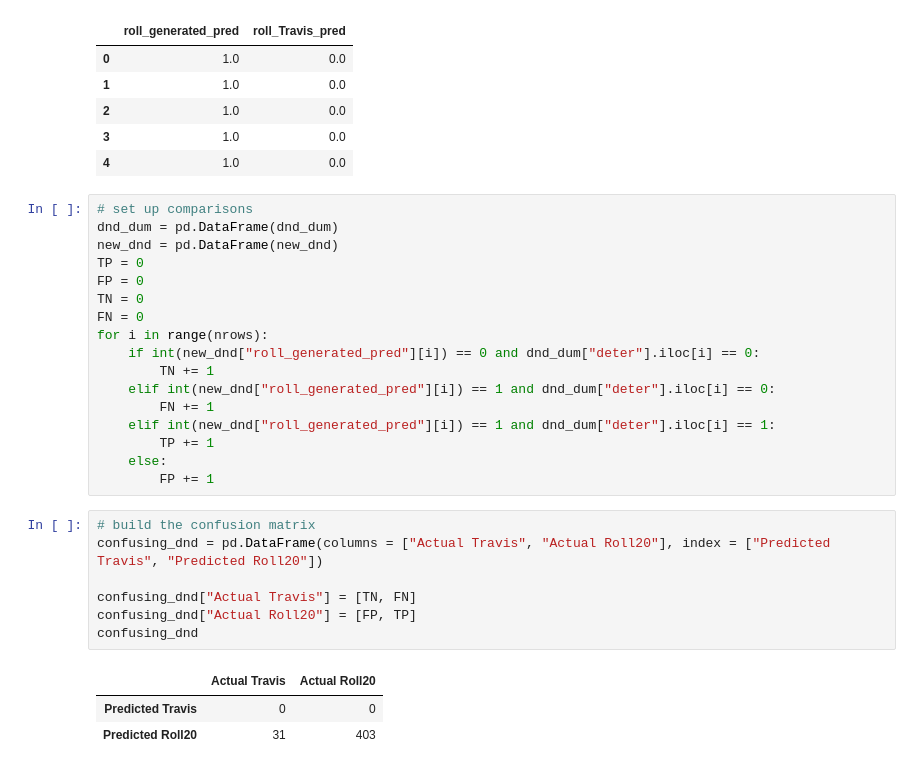
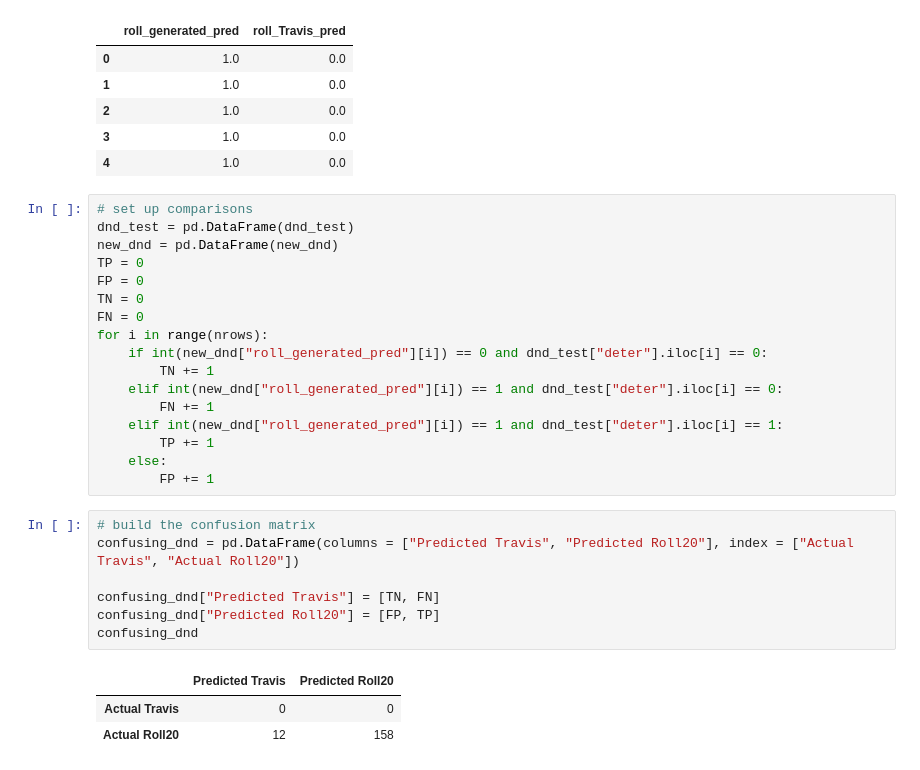
Before and after one commit to kipmccharen/Bayesian-Adventure-Zone, a Jupyter notebook: Naive_DnD.ipynb, the cells around one changed output. Drawn from its saved outputs; the diff is of its cells as text.

Commit message:
Add files via upload
Fixed confusion matrix, ran Naive Bayes on the Travis data as a standalone.

It classified them all correctly after missing *all* of them in the test set.

```diff
--- a/Naive_DnD.ipynb
+++ b/Naive_DnD.ipynb
@@ -215,29 +211,29 @@ new_dnd.head()
 | 4 | 1.0 | 0.0 |
 # %%
 # set up comparisons
-dnd_dum = pd.DataFrame(dnd_dum)
+dnd_test = pd.DataFrame(dnd_test)
 new_dnd = pd.DataFrame(new_dnd)
 TP = 0
 FP = 0
 TN = 0
 FN = 0
 for i in range(nrows):
-    if int(new_dnd["roll_generated_pred"][i]) == 0 and dnd_dum["deter"].iloc[i] == 0:
+    if int(new_dnd["roll_generated_pred"][i]) == 0 and dnd_test["deter"].iloc[i] == 0:
         TN += 1
-    elif int(new_dnd["roll_generated_pred"][i]) == 1 and dnd_dum["deter"].iloc[i] == 0:
+    elif int(new_dnd["roll_generated_pred"][i]) == 1 and dnd_test["deter"].iloc[i] == 0:
         FN += 1
-    elif int(new_dnd["roll_generated_pred"][i]) == 1 and dnd_dum["deter"].iloc[i] == 1:
+    elif int(new_dnd["roll_generated_pred"][i]) == 1 and dnd_test["deter"].iloc[i] == 1:
         TP += 1
     else:
         FP += 1
 # %%
 # build the confusion matrix
-confusing_dnd = pd.DataFrame(columns = ["Actual Travis", "Actual Roll20"], index = ["Predicted Travis", "Predicted Roll20"])
+confusing_dnd = pd.DataFrame(columns = ["Predicted Travis", "Predicted Roll20"], index = ["Actual Travis", "Actual Roll20"])
 
-confusing_dnd["Actual Travis"] = [TN, FN]
-confusing_dnd["Actual Roll20"] = [FP, TP]
+confusing_dnd["Predicted Travis"] = [TN, FN]
+confusing_dnd["Predicted Roll20"] = [FP, TP]
 confusing_dnd
 # %% [output]
-|  | Actual Travis | Actual Roll20 |
-| Predicted Travis | 0 | 0 |
-| Predicted Roll20 | 31 | 403 |
+|  | Predicted Travis | Predicted Roll20 |
+| Actual Travis | 0 | 0 |
+| Actual Roll20 | 12 | 158 |
```
Also changed, not shown: parts of 11 cells of this notebook.
